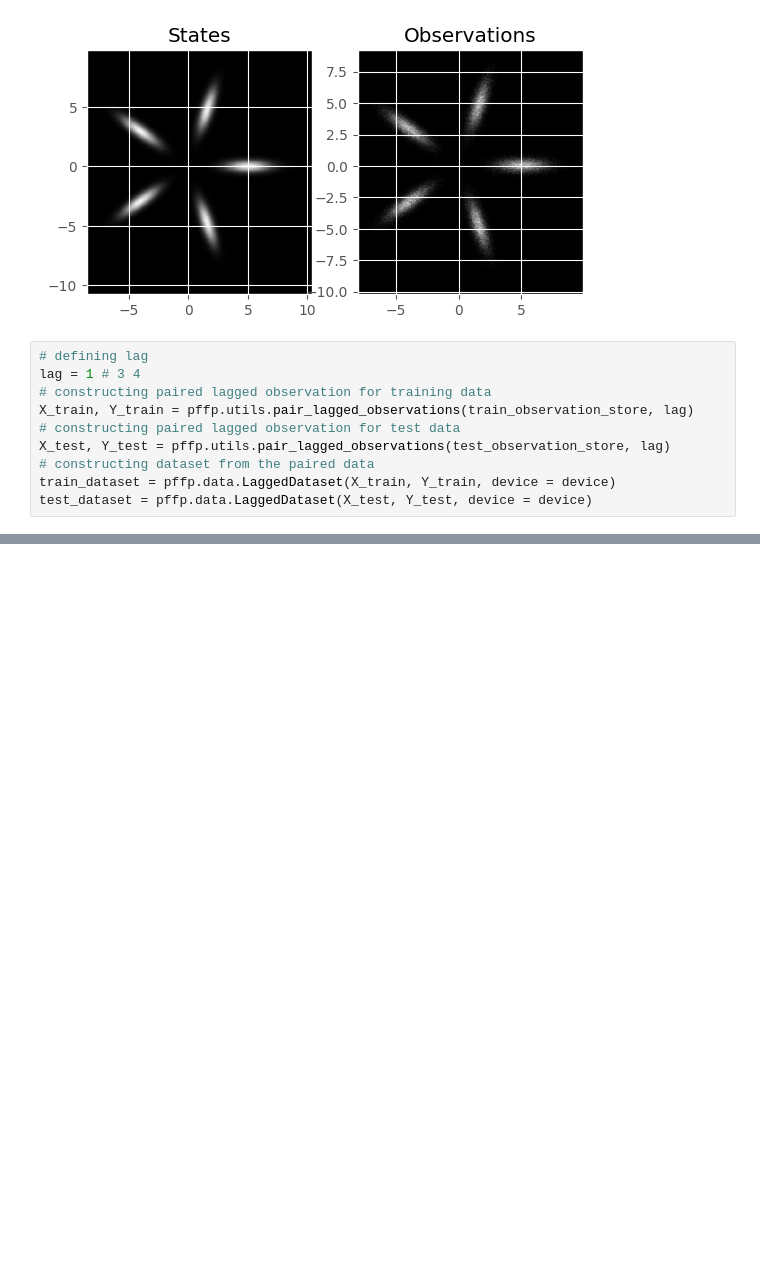
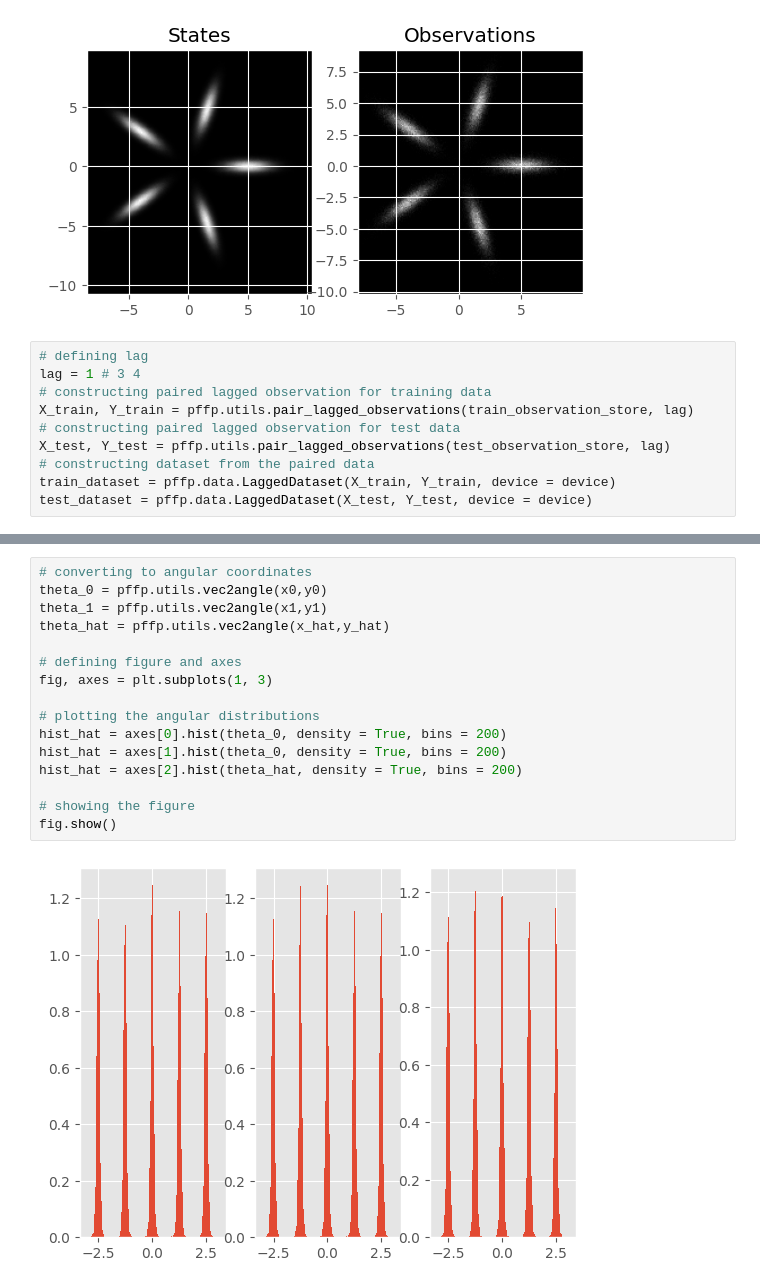
Before and after one commit to FMGS666/ProbForecastFollmerProcess, a Jupyter notebook: multi_modal_jump_diffusion.ipynb, the cells around one changed output, grey strips where cells are left out. Drawn from its saved outputs; the diff is of its cells as text; blank space fills up the shorter version.

```diff
--- a/multi_modal_jump_diffusion.ipynb
+++ b/multi_modal_jump_diffusion.ipynb
@@ -222,3 +258,21 @@ model(
+# %%
+# converting to angular coordinates
+theta_0 = pffp.utils.vec2angle(x0,y0)
+theta_1 = pffp.utils.vec2angle(x1,y1)
+theta_hat = pffp.utils.vec2angle(x_hat,y_hat)
+
+# defining figure and axes
+fig, axes = plt.subplots(1, 3)
+
+# plotting the angular distributions
+hist_hat = axes[0].hist(theta_0, density = True, bins = 200)
+hist_hat = axes[1].hist(theta_0, density = True, bins = 200)
+hist_hat = axes[2].hist(theta_hat, density = True, bins = 200)
+
+# showing the figure
+fig.show()
+# %% [output]
+[figure, added]
 # %%
 # autoregressive sampling configuration
 sample_config = {
```
Also changed, not shown: parts of 9 cells of this notebook, 3 other files.
